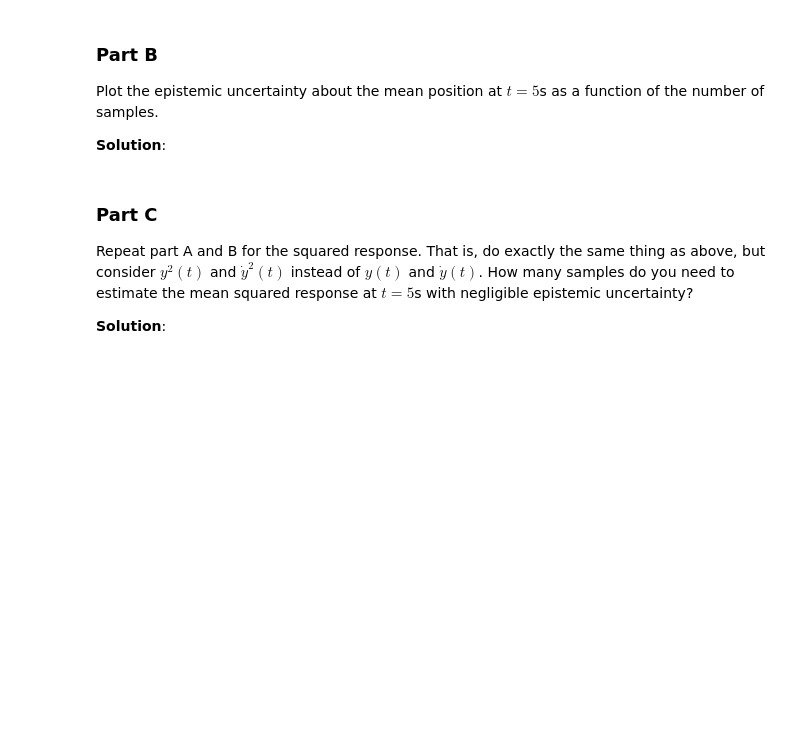
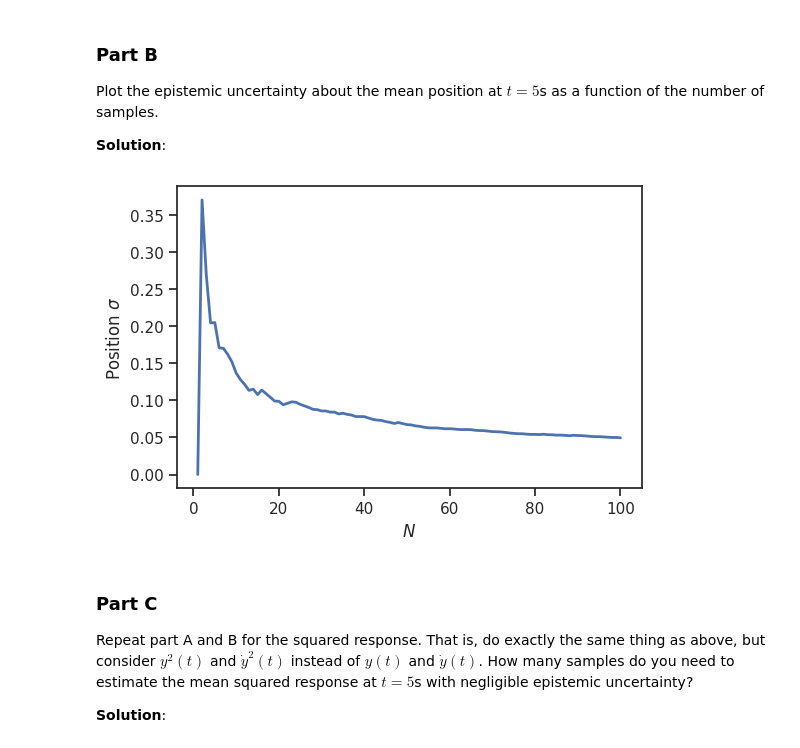
Before and after one commit to schemp98/data-analytics-se, a Jupyter notebook: lecturebook/homework/homework-03_SCC.ipynb, the cells around one changed output. Drawn from its saved outputs; the diff is of its cells as text; code cells hidden in the pictures; blank space fills up the shorter version.

```diff
--- a/lecturebook/homework/homework-03_SCC.ipynb
+++ b/lecturebook/homework/homework-03_SCC.ipynb
@@ -252,3 +346,30 @@ Plot the epistemic uncertainty about the mean position at $t=5$s as a function o
+# %%
+# Your code here
+
+# Get the corresponding Y's
+y_samples = pos_samp_all[:,99]
+
+# Evaluate the sample average for all sample sizes
+I_running = np.cumsum(y_samples) / np.arange(1, N + 1)
+
+# Evaluate the sample average for the squared of Y
+g2_running = np.cumsum(y_samples ** 2) / np.arange(1, N + 1)
+
+# Evaluate the running average of the variance
+sigma2_running = g2_running - I_running ** 2
+
+# Evaluate the running average of the standard deviation
+sigma_running = np.sqrt(sigma2_running / np.arange(1, N + 1))
+
+fig, ax = plt.subplots()
+# Here is the MC estimate:
+ax.plot(np.arange(1, N+1), sigma_running, 'b', lw=2)
+
+# and the labels
+ax.set_xlabel('$N$')
+ax.set_ylabel('Position $\sigma$');
+# %% [output]
+[figure, added]
 # %% [markdown]
 ### Part C
 Repeat part A and B for the squared response.
```
Also changed, not shown: parts of 9 cells of this notebook.
